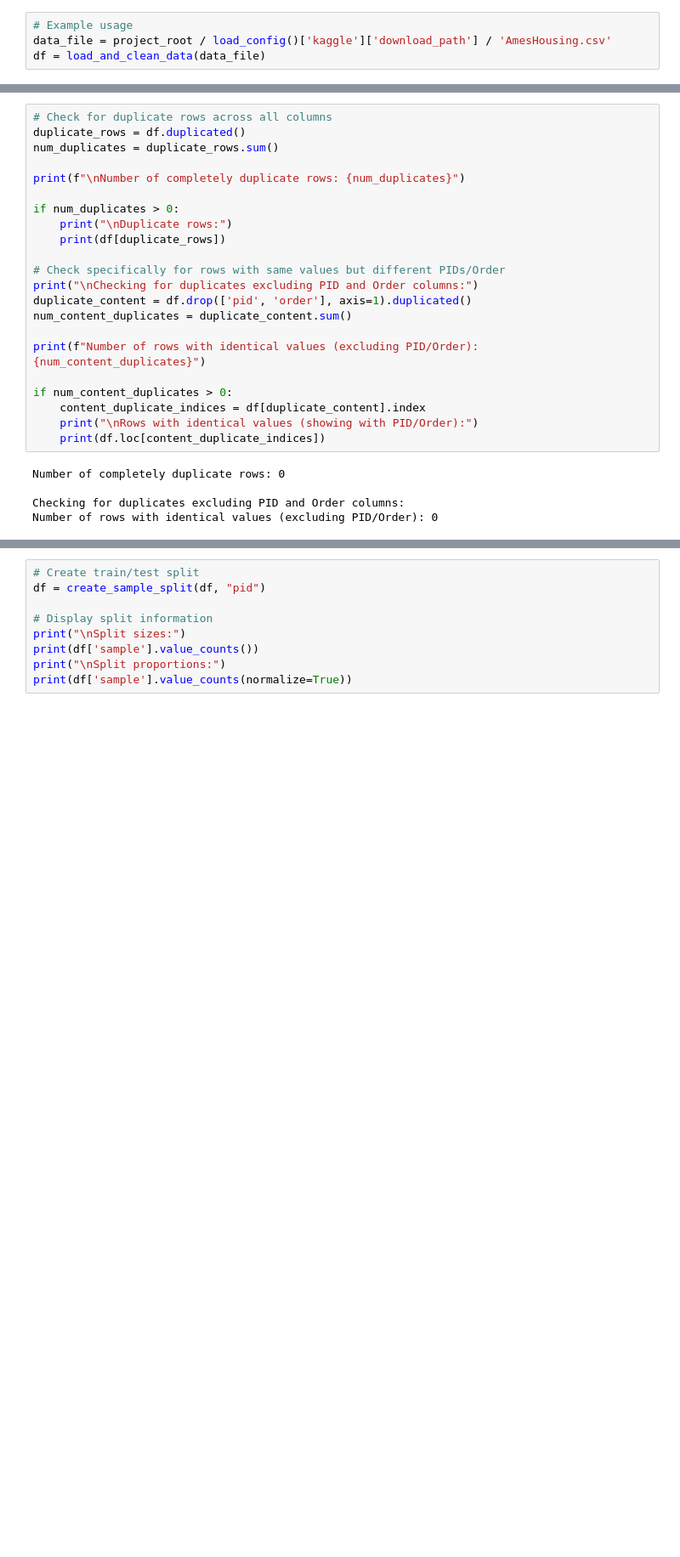
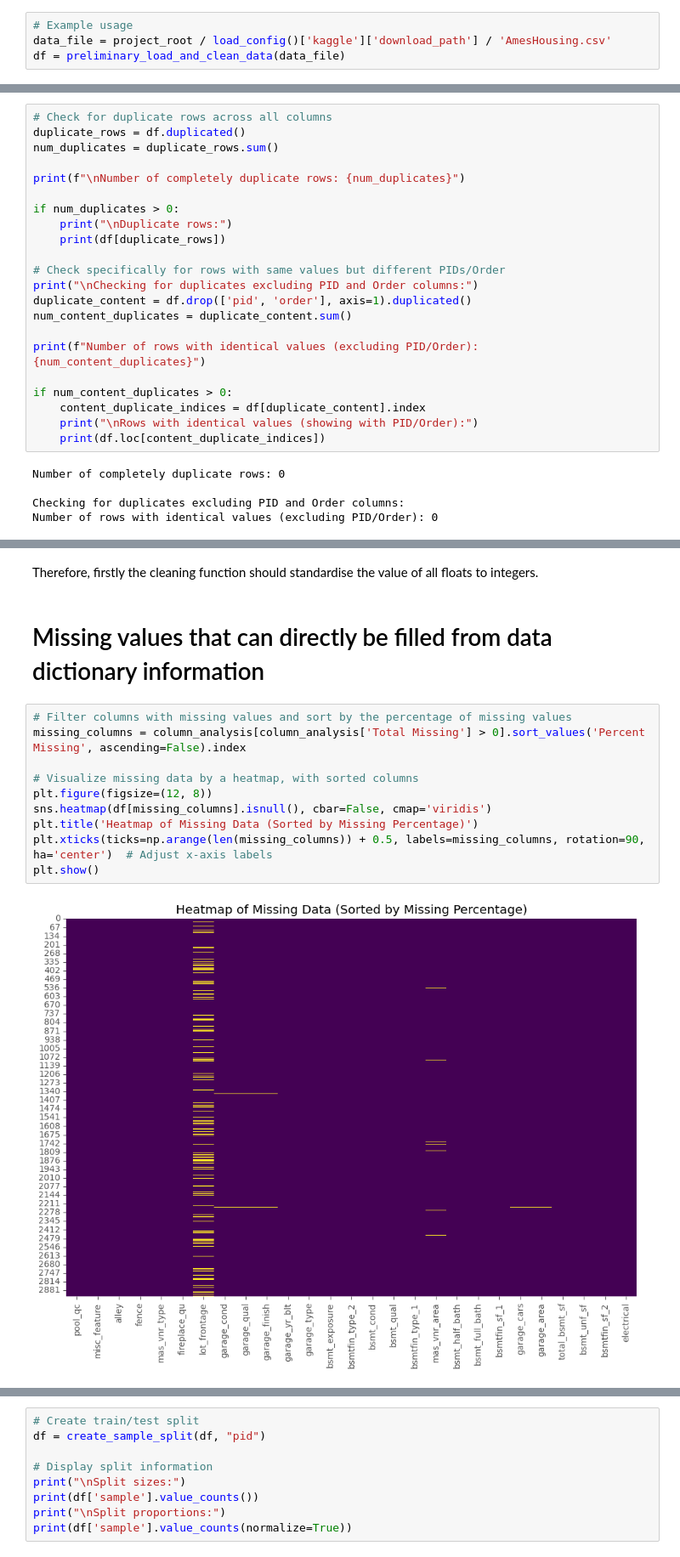
Before and after one commit to congminh-nguyen/ames_project, a Jupyter notebook: notebooks/early_eda.ipynb, the cells around one changed output, grey strips where cells are left out. Shown: that part at 85% size. Cells and saved outputs as stored; diff of their text form; blank space fills up the shorter version.

Commit message:
check on target, check for why some features are missing and attempt to fill them in notebook. next step involves further EDA, and modularise the cleaning process

```diff
--- a/notebooks/early_eda.ipynb
+++ b/notebooks/early_eda.ipynb
@@ -33,4 +34,4 @@ if any(getattr(__import__(m), '__file__', None) and
 # %%
 # Example usage
 data_file = project_root / load_config()['kaggle']['download_path'] / 'AmesHousing.csv'
-df = load_and_clean_data(data_file)
+df = preliminary_load_and_clean_data(data_file)
@@ -90,0 +155,16 @@ Number of rows with identical values (excluding PID/Order): 0
+# %% [markdown]
+Therefore, firstly the cleaning function should standardise the value of all floats to integers.
+# %% [markdown]
+# Missing values that can directly be filled from data dictionary information
+# %%
+# Filter columns with missing values and sort by the percentage of missing values
+missing_columns = column_analysis[column_analysis['Total Missing'] > 0].sort_values('Percent Missing', ascending=False).index
+
+# Visualize missing data by a heatmap, with sorted columns
+plt.figure(figsize=(12, 8))
+sns.heatmap(df[missing_columns].isnull(), cbar=False, cmap='viridis')
+plt.title('Heatmap of Missing Data (Sorted by Missing Percentage)')
+plt.xticks(ticks=np.arange(len(missing_columns)) + 0.5, labels=missing_columns, rotation=90, ha='center')  # Adjust x-axis labels
+plt.show()
+# %% [output]
+[figure, added]
```
Also changed, not shown: parts of 35 cells of this notebook, 3 other files.
